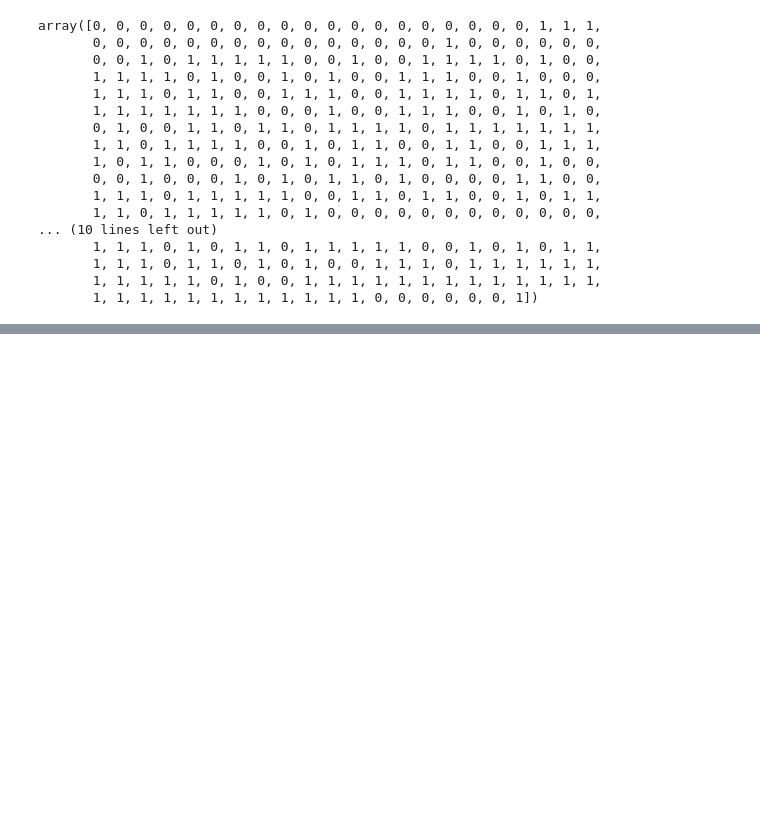
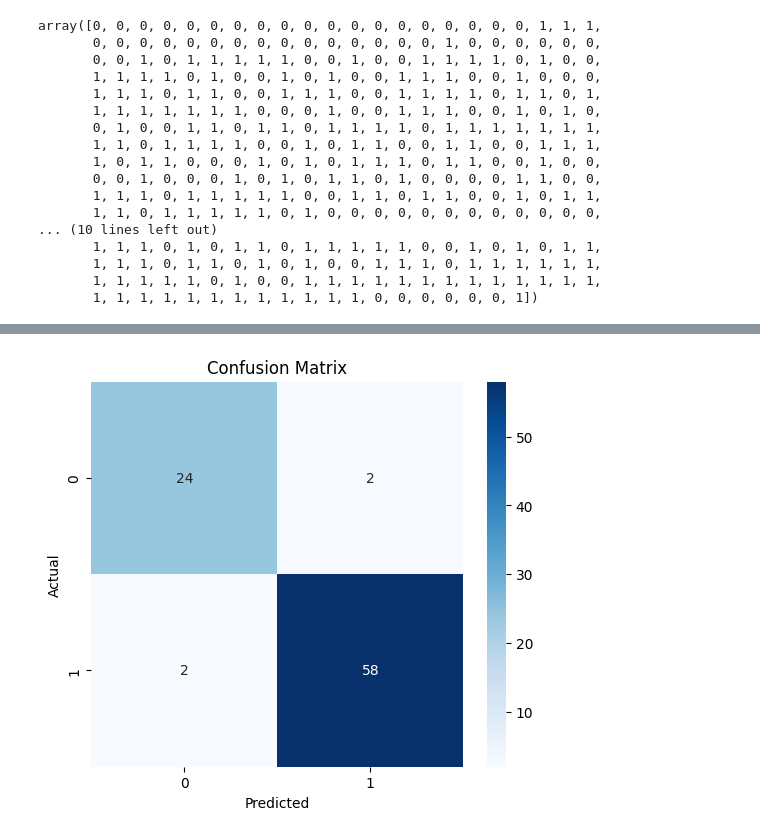
Before and after one commit to youssefmohamed0/ml_lab3, a Jupyter notebook: decTrees.ipynb, the cells around one changed output, grey strips where cells are left out. Saved outputs shown, nothing was run; the diff lists cells and outputs as text; code cells hidden in the pictures; blank space fills up the shorter version.

Commit message:
Desc trees done

```diff
--- a/decTrees.ipynb
+++ b/decTrees.ipynb
@@ -46,15 +59,18 @@ x_train, x_temp, y_train, y_temp = train_test_split(x, y, train_size=0.70, rando
 x_val, x_test, y_val, y_test = train_test_split(x_temp, y_temp, test_size=0.50, random_state=42)
 # %%
 class TreeNode:
-    def __init__(self, left=None, right=None, feature=None, feature_value=None, threshold=None):
+    def __init__(self, left=None, right=None, feature=None, feature_value=None, threshold=None, gain=None, samples=None):
         self.left = left
         self.right = right
         self.feature = feature
         self.feature_value = feature_value
         self.threshold = threshold
+        self.gain = gain
+        self.samples = samples
 
     def is_leaf(self):
-        return self.feature_value is not None # node becomes leaf when it has a value
+        return self.feature_value is not None
+    # node becomes leaf when it has a value
 # %%
 class DecisionTree:
     def __init__(self, max_depth, min_samples_split):
@@ -144,0 +192,9 @@ Validation Accuracy: 92.94%
+# %%
+dTree = DecisionTree(10, 2)
+dTree.fit(x_train, y_train)
+ypred = dTree.predict(x_test)
+train_accuracy = accuracy_score(y_train, dTree.predict(x_train))
+test_accuracy = accuracy_score(y_test, ypred)
+print(f"Train Accuracy: {train_accuracy*100:.2f}%")
+print(f"Test Accuracy: {test_accuracy*100:.2f}%")
+print(classification_report(y_test, ypred))
@@ -144,0 +212,11 @@ Validation Accuracy: 92.94%
+# %%
+cm = confusion_matrix(y_test, ypred)
+
+plt.figure(figsize=(6,5))
+sns.heatmap(cm, annot=True, fmt='d', cmap='Blues', xticklabels=[0,1], yticklabels=[0,1])
+plt.xlabel('Predicted')
+plt.ylabel('Actual')
+plt.title('Confusion Matrix')
+plt.show()
+# %% [output]
+[figure, added]
```
Also changed, not shown: parts of 6 cells of this notebook.
